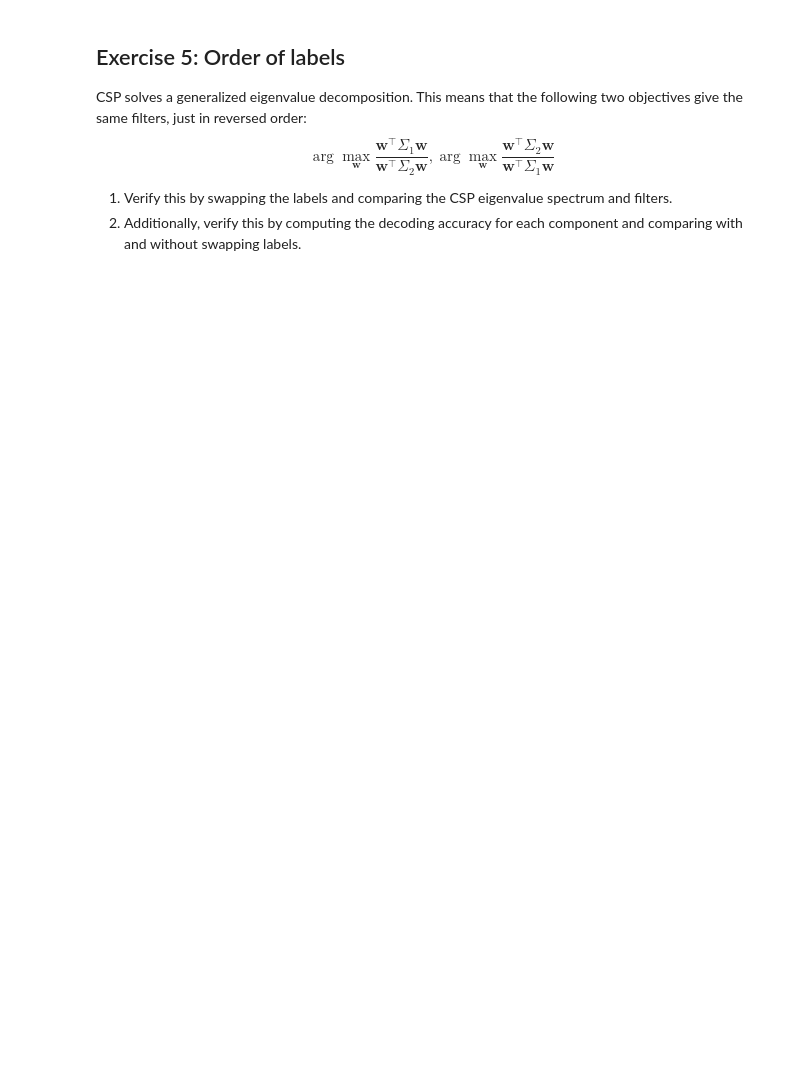
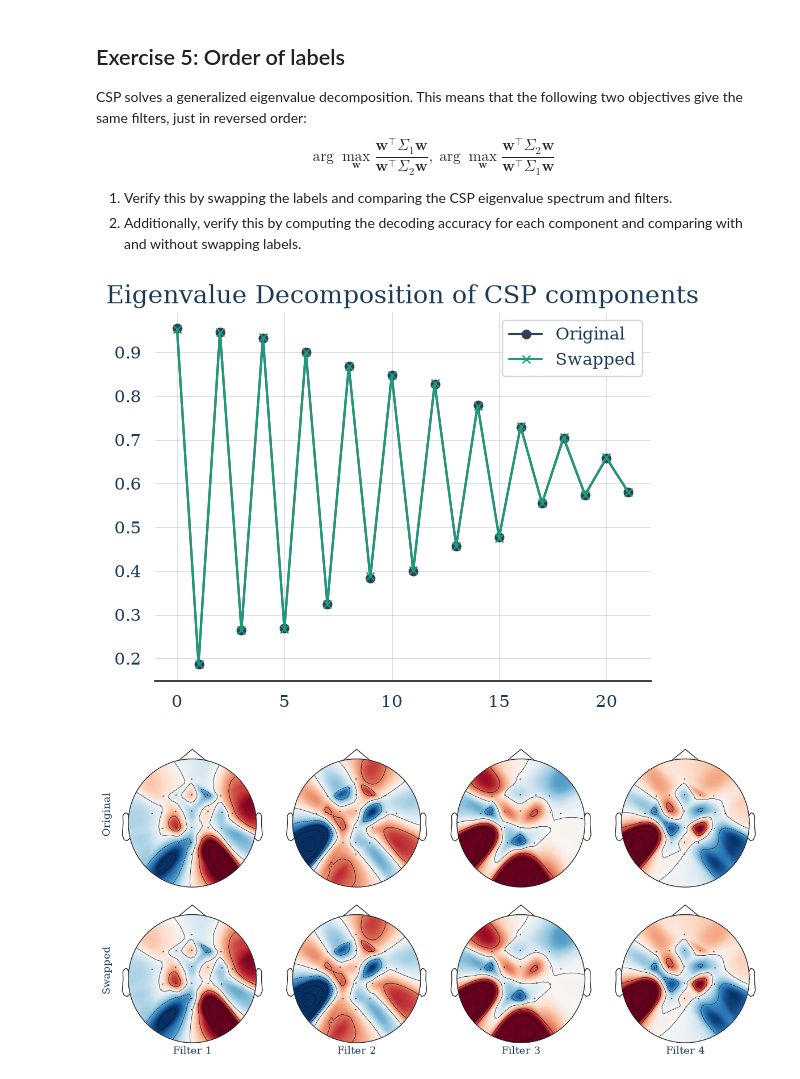
Before and after one commit to RobertvdLeeuw/nix-radboud, a Jupyter notebook: subjects/BCI/assignment_09_csp.ipynb, the cells around one changed output. Saved outputs shown, nothing was run; the diff lists cells and outputs as text; code cells hidden in the pictures; blank space fills up the shorter version.

```diff
--- a/subjects/BCI/assignment_09_csp.ipynb
+++ b/subjects/BCI/assignment_09_csp.ipynb
@@ -149,0 +183,22 @@ $$
+# %%
+csp_vals_swapped, csp_vecs_swapped = fit_csp(data, 1 - labels)
+
+plt.plot(csp_vals, label="Original", marker="o")
+plt.plot(csp_vals_swapped, label="Swapped", marker="x")
+plt.title("Eigenvalue Decomposition of CSP components")
+plt.legend()
+
+fig, ax = plt.subplots(2, 4, figsize=(12, 6))
+
+for i in range(4):
+    mne.viz.plot_topomap(filters[i], filtered.info, axes=ax[0][i], show=False)
+    mne.viz.plot_topomap(csp_vecs.T[i], filtered.info, axes=ax[1][i], show=False)
+    ax[1][i].set_xlabel(f"Filter {i+1}")
+
+ax[0][0].set_ylabel("Original")
+ax[1][0].set_ylabel("Swapped")
+
+plt.tight_layout()
+# %% [output]
+[figure, added]
+[figure, added]
```
Also changed, not shown: parts of 8 cells of this notebook, 15 other files.
